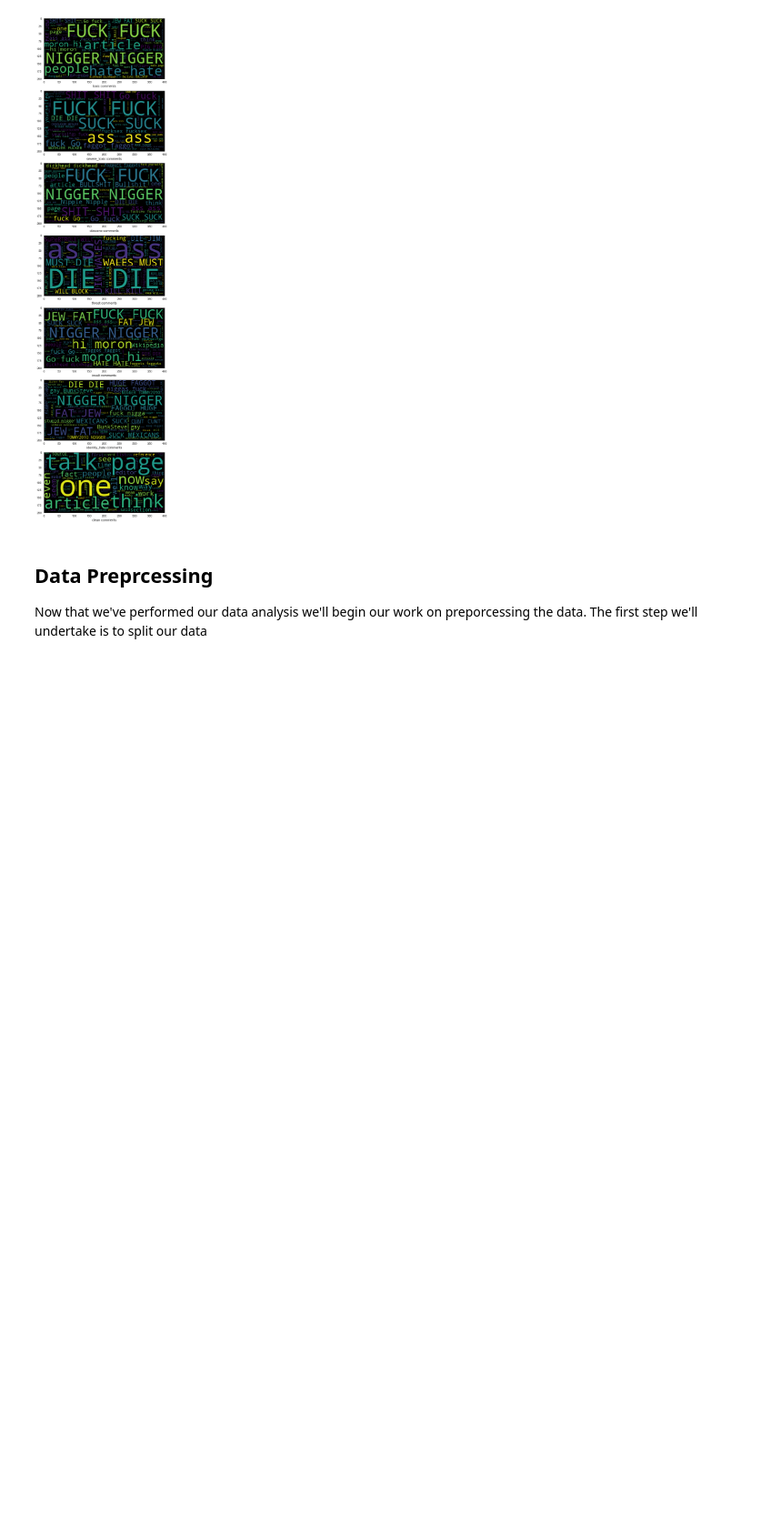
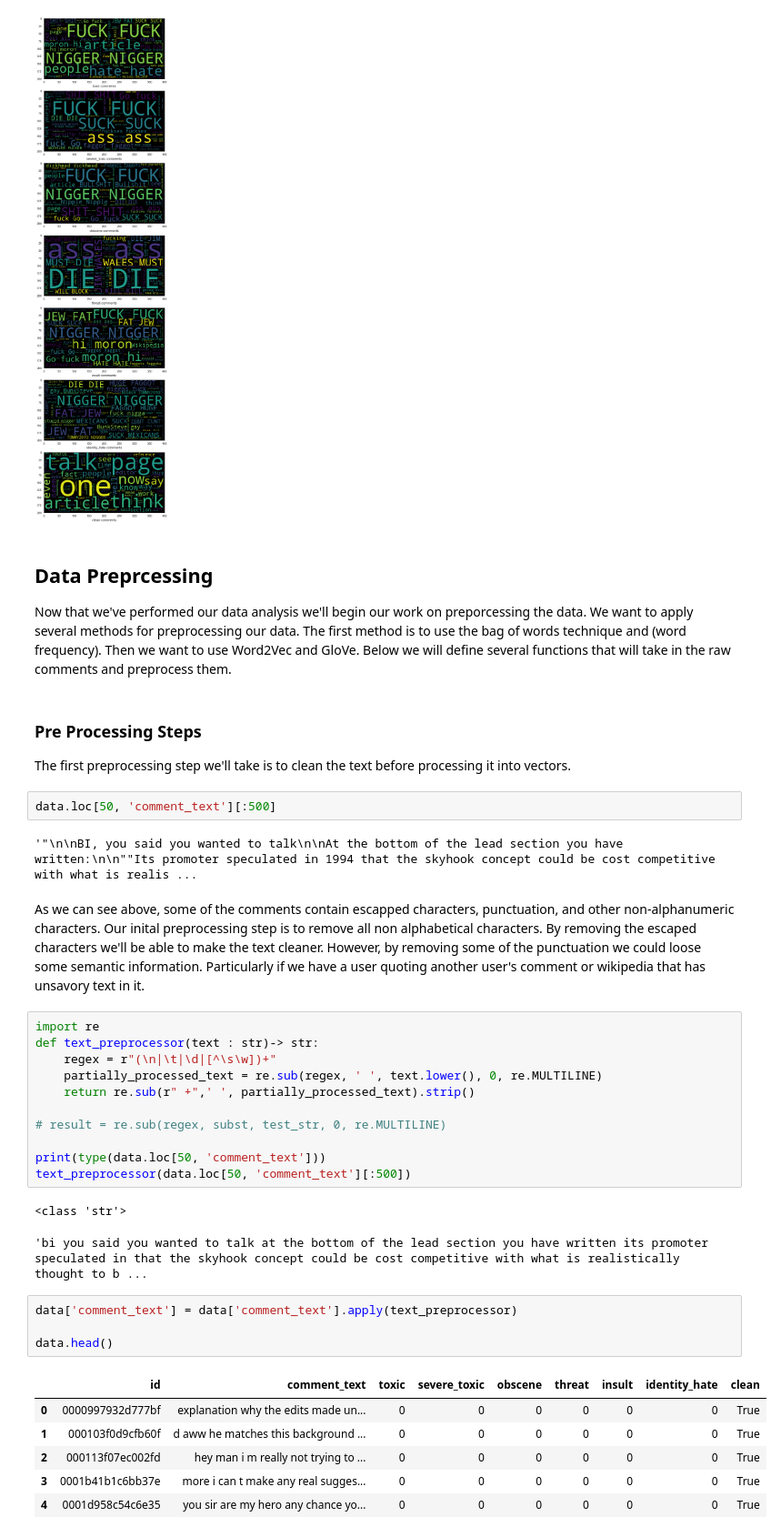
Before and after one commit to stephenoken/Toxic-Comment-Classifier, a Jupyter notebook: toxic_comment_classifier.ipynb, the cells around one changed output. Shown at 91% size. Saved outputs shown, nothing was run; the diff lists cells and outputs as text; blank space fills up the shorter version.

Commit message:
Cleaned up the comments

```diff
--- a/toxic_comment_classifier.ipynb
+++ b/toxic_comment_classifier.ipynb
@@ -176,4 +176,38 @@ plt.show()
 [figure]
 # %% [markdown]
 ## Data Preprcessing
-Now that we've performed our data analysis we'll begin our work on preporcessing the data. The first step we'll undertake is to split our data
+Now that we've performed our data analysis we'll begin our work on preporcessing the data. We want to apply several methods for preprocessing our data. The first method is to use the bag of words technique and (word frequency). Then we want to use Word2Vec and GloVe. Below we will define several functions that will take in the raw comments and preprocess them.
+# %% [markdown]
+### Pre Processing Steps
+The first preprocessing step we'll take is to clean the text before processing it into vectors.
+# %%
+data.loc[50, 'comment_text'][:500]
+# %% [output]
+'"\n\nBI, you said you wanted to talk\n\nAt the bottom of the lead section you have written:\n\n""Its promoter speculated in 1994 that the skyhook concept could be cost competitive with what is realis ...
+# %% [markdown]
+As we can see above, some of the comments contain escapped characters, punctuation, and other non-alphanumeric characters. Our inital preprocessing step is to remove all non alphabetical characters. By removing the escaped characters we'll be able to make the text cleaner. However, by removing some of the punctuation we could loose some semantic information. Particularly if we have a user quoting another user's comment or wikipedia that has unsavory text in it.
+# %%
+import re
+def text_preprocessor(text : str)-> str:
+    regex = r"(\n|\t|\d|[^\s\w])+"
+    partially_processed_text = re.sub(regex, ' ', text.lower(), 0, re.MULTILINE)
+    return re.sub(r" +",' ', partially_processed_text).strip()
+
+# result = re.sub(regex, subst, test_str, 0, re.MULTILINE)
+
+print(type(data.loc[50, 'comment_text']))
+text_preprocessor(data.loc[50, 'comment_text'][:500])
+# %% [output]
+<class 'str'>
+'bi you said you wanted to talk at the bottom of the lead section you have written its promoter speculated in that the skyhook concept could be cost competitive with what is realistically thought to b ...
+# %%
+data['comment_text'] = data['comment_text'].apply(text_preprocessor)
+
+data.head()
+# %% [output]
+|  | id | comment_text | toxic | severe_toxic | obscene | threat | insult | identity_hate | clean |
+| 0 | 0000997932d777bf | explanation why the edits made un... | 0 | 0 | 0 | 0 | 0 | 0 | True |
+| 1 | 000103f0d9cfb60f | d aww he matches this background ... | 0 | 0 | 0 | 0 | 0 | 0 | True |
+| 2 | 000113f07ec002fd | hey man i m really not trying to ... | 0 | 0 | 0 | 0 | 0 | 0 | True |
+| 3 | 0001b41b1c6bb37e | more i can t make any real sugges... | 0 | 0 | 0 | 0 | 0 | 0 | True |
+| 4 | 0001d958c54c6e35 | you sir are my hero any chance yo... | 0 | 0 | 0 | 0 | 0 | 0 | True |
```
Also changed, not shown: parts of 2 cells of this notebook.
